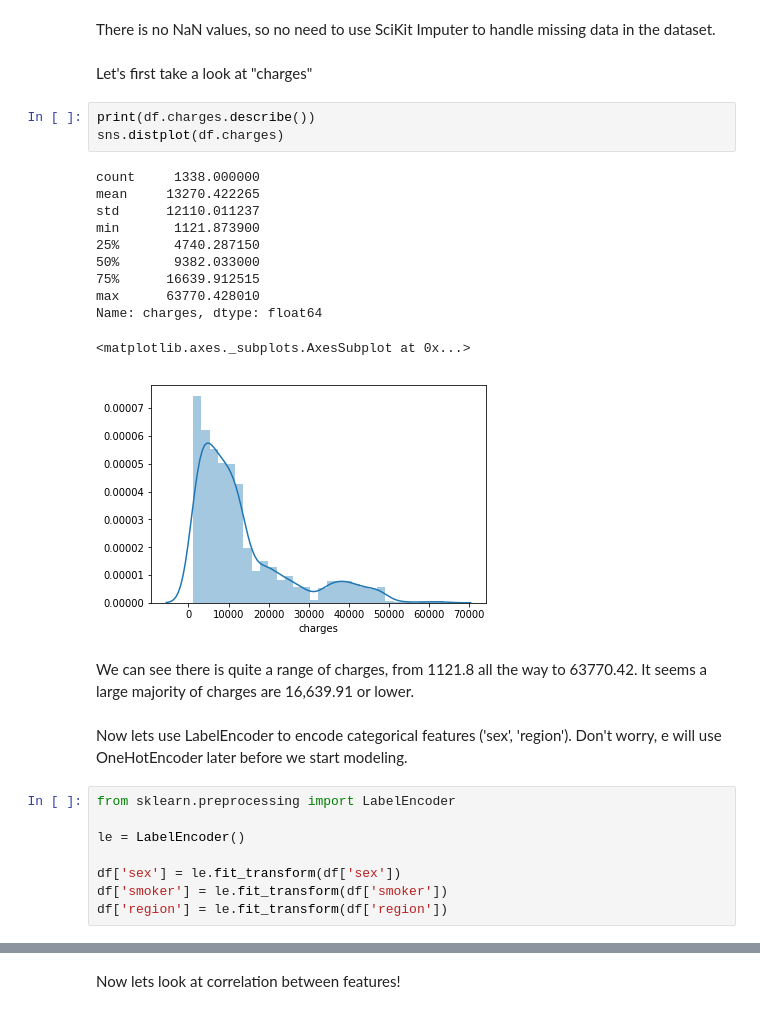
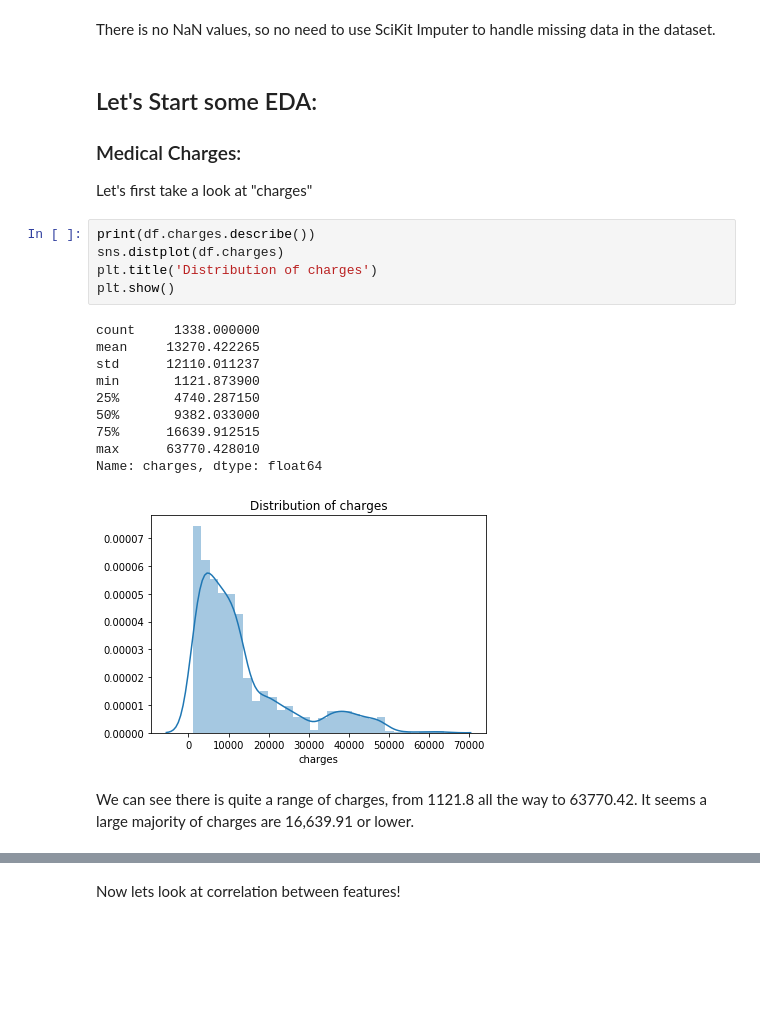
Before and after one commit to mkung8889/ML_Regression, a Jupyter notebook: eda_regressions.ipynb, the cells around one changed output, grey strips where cells are left out. Drawn from its saved outputs; the diff is of its cells as text; blank space fills up the shorter version.

Commit message:
update eda, add multiple regression modeling(multivariate, polynomial, svr, decision tree, random forest)

```diff
--- a/eda_regressions.ipynb
+++ b/eda_regressions.ipynb
@@ -37,35 +37,27 @@ dtype: int64
 # %% [markdown]
 There is no NaN values, so no need to use SciKit Imputer to handle missing data in the dataset.
 # %% [markdown]
+## Let's Start some EDA:
+### Medical Charges:
 Let's first take a look at "charges"
 # %%
 print(df.charges.describe())
 sns.distplot(df.charges)
+plt.title('Distribution of charges')
+plt.show()
 # %% [output]
 count     1338.000000
 mean     13270.422265
 std      12110.011237
 min       1121.873900
 25%       4740.287150
 50%       9382.033000
 75%      16639.912515
 max      63770.428010
 Name: charges, dtype: float64
-<matplotlib.axes._subplots.AxesSubplot at 0x...>
-[figure, old version]
+[figure, new version]
 # %% [markdown]
 We can see there is quite a range of charges, from 1121.8 all the way to 63770.42. It seems a large majority of charges are 16,639.91 or lower.
-# %% [markdown]
-Now lets use LabelEncoder to encode categorical features ('sex', 'region').
-Don't worry, e will use OneHotEncoder later before we start modeling.
-# %%
-from sklearn.preprocessing import LabelEncoder
-
-le = LabelEncoder()
-
-df['sex'] = le.fit_transform(df['sex'])
-df['smoker'] = le.fit_transform(df['smoker'])
-df['region'] = le.fit_transform(df['region'])
 # %%
 df.head()
 # %% [output]
```
Also changed, not shown: parts of 54 cells of this notebook.
